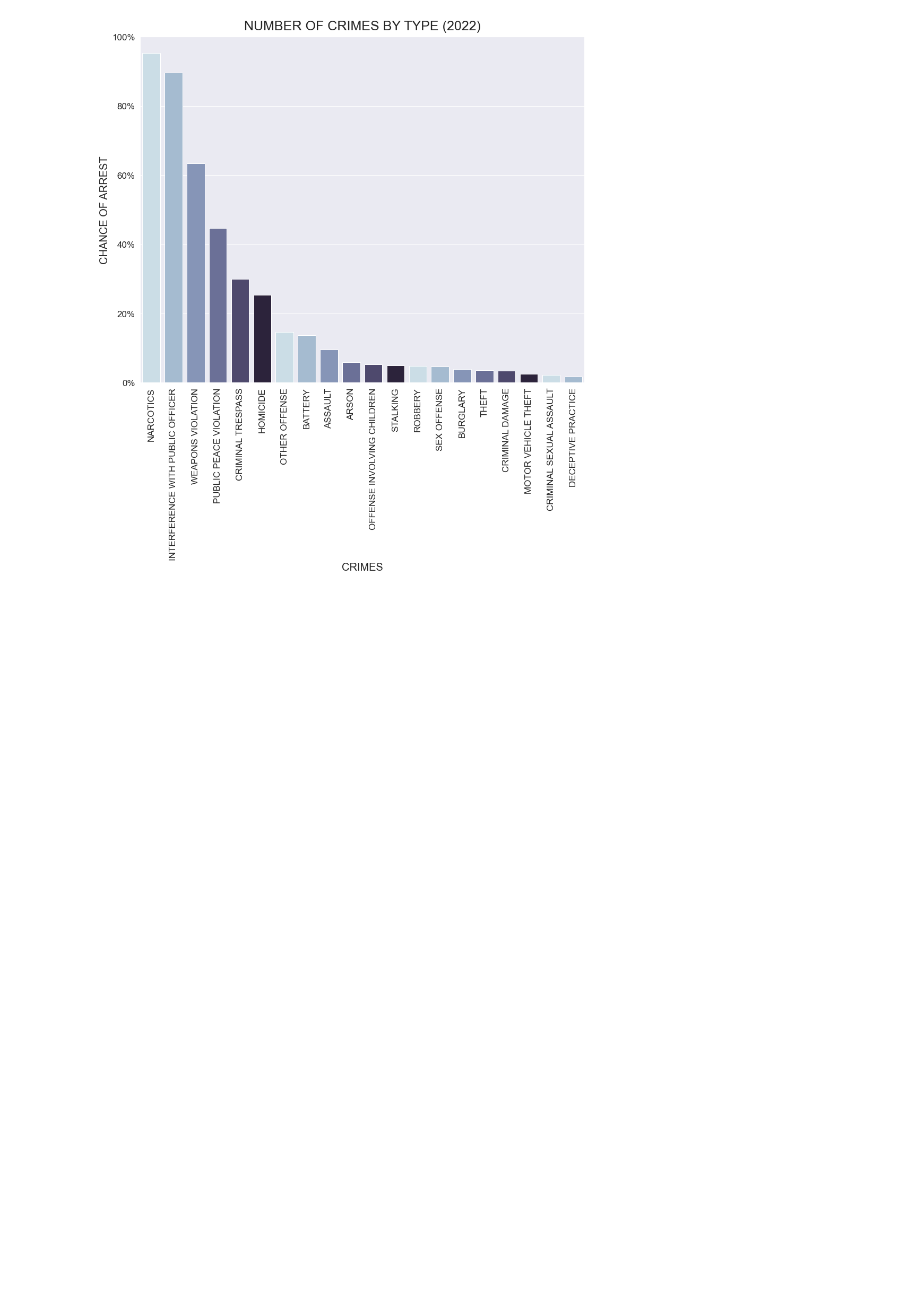
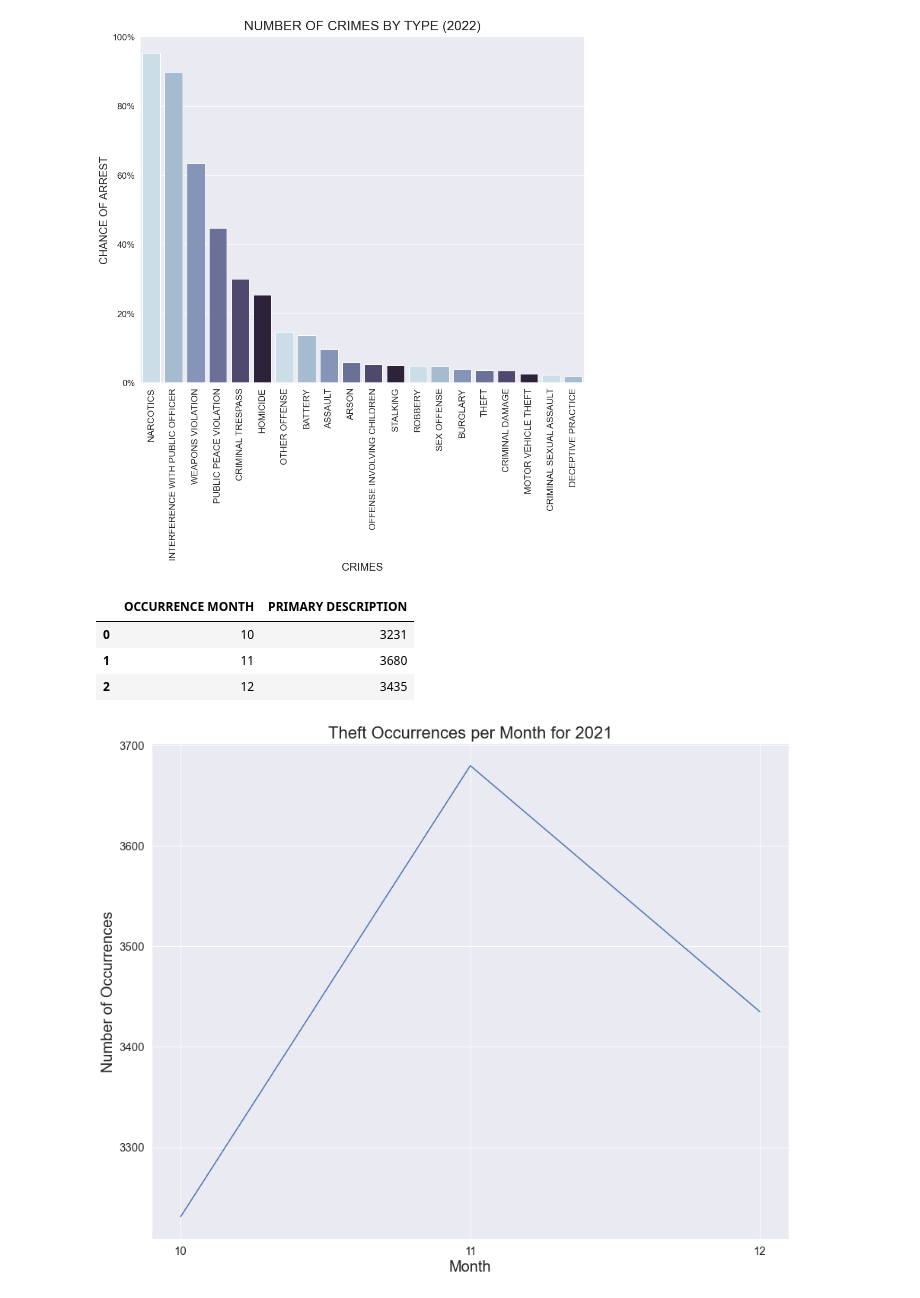
Before and after one commit to jrthompson25/Chicago_Crime_Analysis, a Jupyter notebook: Notebooks/Chicago Crime Project.ipynb, the cells around one changed output. Drawn from its saved outputs; the diff is of its cells as text; code cells hidden in the pictures; blank space fills up the shorter version.

Commit message:
Additional analysis including Thefts per Month

```diff
--- a/Notebooks/Chicago Crime Project.ipynb
+++ b/Notebooks/Chicago Crime Project.ipynb
@@ -656,3 +686,25 @@ ax.yaxis.set_major_formatter(mtick.PercentFormatter(xmax=1, decimals=0, symbol='
 # %% [output]
 ''
 [figure]
+# %%
+#With theft being the crime that is committed the most, I wanted to find out how many were committed for each year
+#Below are the amount of thefts committed for each month listed in the data for 2021
+thefts2021 = chicagoCrime2021[chicagoCrime2021['PRIMARY DESCRIPTION'].isin(['THEFT'])]
+numOfTheftsByMonth2021_df = thefts2021.groupby(by='OCCURRENCE MONTH')['PRIMARY DESCRIPTION'].count().to_frame()
+numOfTheftsByMonth2021_df = numOfTheftsByMonth2021_df.reset_index()
+numOfTheftsByMonth2021_df
+# %% [output]
+|  | OCCURRENCE MONTH | PRIMARY DESCRIPTION |
+| 0 | 10 | 3231 |
+| 1 | 11 | 3680 |
+| 2 | 12 | 3435 |
+# %%
+plt.plot(numOfTheftsByMonth2021_df['OCCURRENCE MONTH'], numOfTheftsByMonth2021_df['PRIMARY DESCRIPTION'])
+plt.title("Theft Occurrences per Month for 2021", fontsize=22)
+plt.xlabel('Month', fontsize=20)
+plt.ylabel('Number of Occurrences', fontsize=20)
+plt.xticks(fontsize=15)
+plt.yticks(fontsize=15)
+plt.show();
+# %% [output]
+[figure, added]
```
Also changed, not shown: parts of 4 cells of this notebook.
